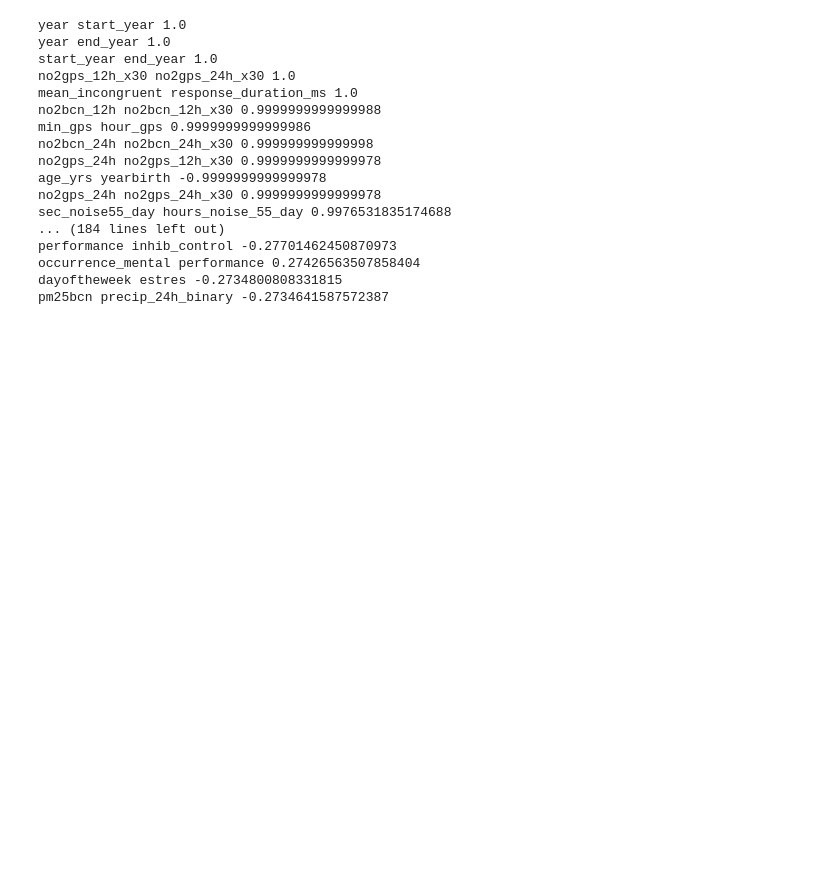
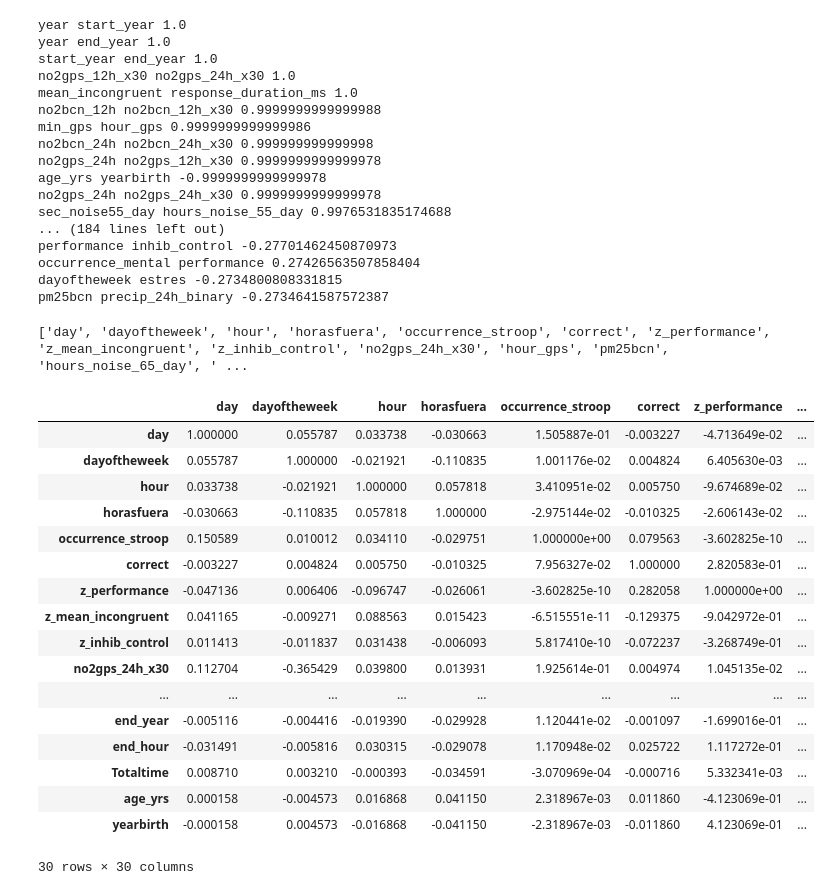
Before and after one commit to shashwat1237/Air-Pollution-and-Mental-Health, a Jupyter notebook: Untitled.ipynb, the cells around one changed output. Drawn from its saved outputs; the diff is of its cells as text; code cells hidden in the pictures; blank space fills up the shorter version.

```diff
--- a/Untitled.ipynb
+++ b/Untitled.ipynb
@@ -202,0 +221,46 @@ pm25bcn precip_24h_binary -0.2734641587572387
+# %%
+def give_columns_to_keep(df0):
+    df=df0.copy()
+    columns_to_remove=["corr_sum"]
+    columns=df.columns.tolist()
+    while True:
+        index=df["corr_sum"].idxmax()
+        #print(index)
+
+        if df["corr_sum"][index]==1:
+            columns_to_keep=[]
+            for col in columns:
+                if not(col in columns_to_remove):
+                    columns_to_keep.append(col)
+            return columns_to_keep
+        df.loc[df[index]==1,"corr_sum"]-=1
+        df.loc[index,"corr_sum"]=0
+
+        columns_to_remove.append(index)
+#print(correlation["corr_sum"].describe())
+columns_to_keep=(give_columns_to_keep(correlation))
+print(columns_to_keep)
+numerical_df=numerical_df[columns_to_keep]
+# %% [output]
+['day', 'dayoftheweek', 'hour', 'horasfuera', 'occurrence_stroop', 'correct', 'z_performance', 'z_mean_incongruent', 'z_inhib_control', 'no2gps_24h_x30', 'hour_gps', 'pm25bcn', 'hours_noise_65_day', ' ...
+# %%
+numerical_df.corr()
+# %% [output]
+|  | day | dayoftheweek | hour | horasfuera | occurrence_stroop | correct | z_performance | ... |
+| day | 1.000000 | 0.055787 | 0.033738 | -0.030663 | 1.505887e-01 | -0.003227 | -4.713649e-02 | ... |
+| dayoftheweek | 0.055787 | 1.000000 | -0.021921 | -0.110835 | 1.001176e-02 | 0.004824 | 6.405630e-03 | ... |
+| hour | 0.033738 | -0.021921 | 1.000000 | 0.057818 | 3.410951e-02 | 0.005750 | -9.674689e-02 | ... |
+| horasfuera | -0.030663 | -0.110835 | 0.057818 | 1.000000 | -2.975144e-02 | -0.010325 | -2.606143e-02 | ... |
+| occurrence_stroop | 0.150589 | 0.010012 | 0.034110 | -0.029751 | 1.000000e+00 | 0.079563 | -3.602825e-10 | ... |
+| correct | -0.003227 | 0.004824 | 0.005750 | -0.010325 | 7.956327e-02 | 1.000000 | 2.820583e-01 | ... |
+| z_performance | -0.047136 | 0.006406 | -0.096747 | -0.026061 | -3.602825e-10 | 0.282058 | 1.000000e+00 | ... |
+| z_mean_incongruent | 0.041165 | -0.009271 | 0.088563 | 0.015423 | -6.515551e-11 | -0.129375 | -9.042972e-01 | ... |
+| z_inhib_control | 0.011413 | -0.011837 | 0.031438 | -0.006093 | 5.817410e-10 | -0.072237 | -3.268749e-01 | ... |
+| no2gps_24h_x30 | 0.112704 | -0.365429 | 0.039800 | 0.013931 | 1.925614e-01 | 0.004974 | 1.045135e-02 | ... |
+| ... | ... | ... | ... | ... | ... | ... | ... | ... |
+| end_year | -0.005116 | -0.004416 | -0.019390 | -0.029928 | 1.120441e-02 | -0.001097 | -1.699016e-01 | ... |
+| end_hour | -0.031491 | -0.005816 | 0.030315 | -0.029078 | 1.170948e-02 | 0.025722 | 1.117272e-01 | ... |
+| Totaltime | 0.008710 | 0.003210 | -0.000393 | -0.034591 | -3.070969e-04 | -0.000716 | 5.332341e-03 | ... |
+| age_yrs | 0.000158 | -0.004573 | 0.016868 | 0.041150 | 2.318967e-03 | 0.011860 | -4.123069e-01 | ... |
+| yearbirth | -0.000158 | 0.004573 | -0.016868 | -0.041150 | -2.318967e-03 | -0.011860 | 4.123069e-01 | ... |
+30 rows × 30 columns
```
Also changed, not shown: parts of 16 cells of this notebook.
